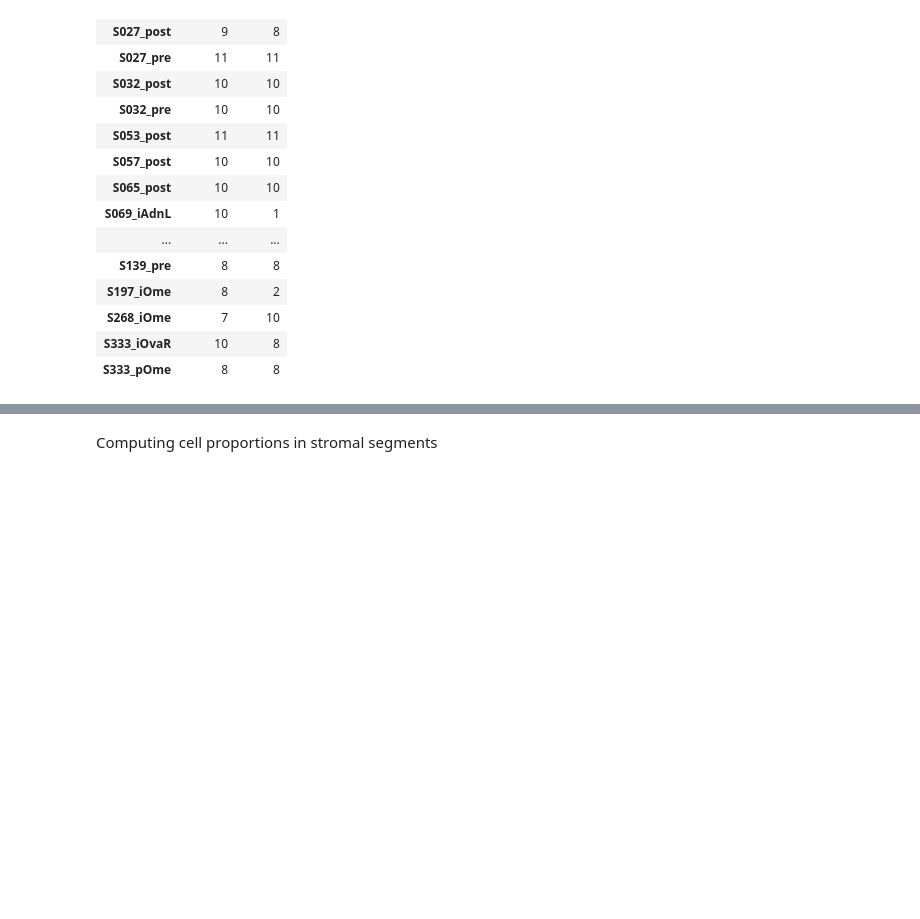
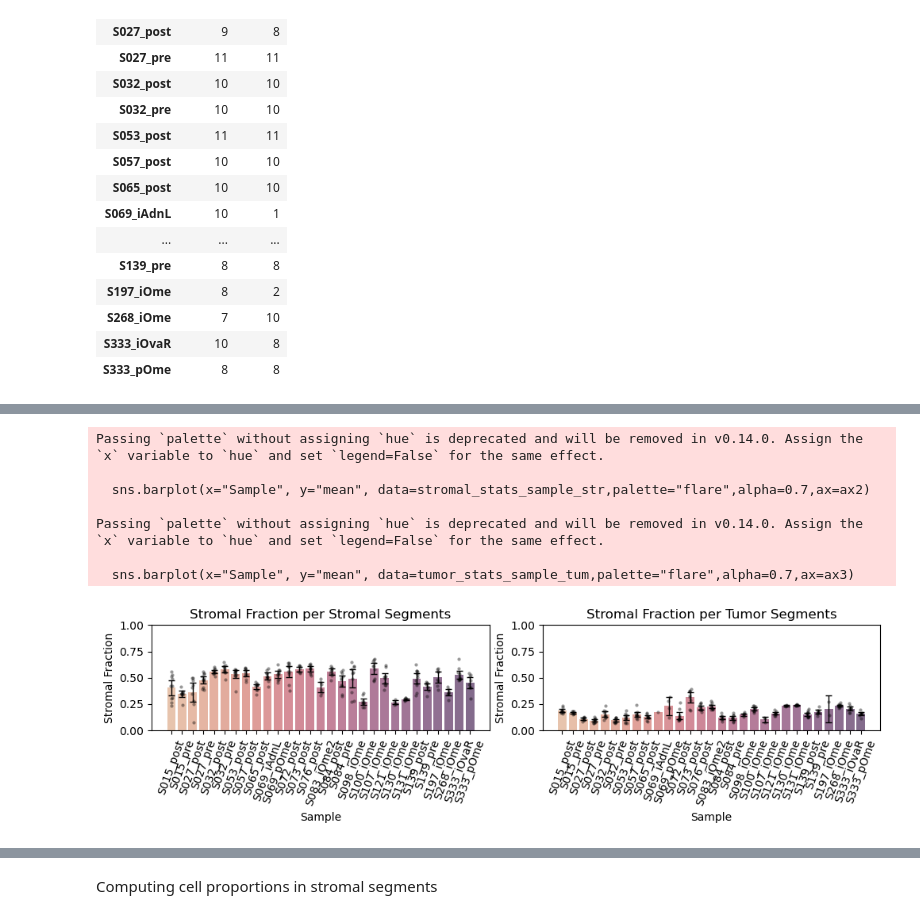
Before and after one commit to farkkilab/GeoFibroMax, a Jupyter notebook: batch_merged/merged_analysis.ipynb, the cells around one changed output, grey strips where cells are left out. Cells and saved outputs as stored; diff of their text form; code cells hidden in the pictures; blank space fills up the shorter version.

```diff
--- a/batch_merged/merged_analysis.ipynb
+++ b/batch_merged/merged_analysis.ipynb
@@ -108,3 +116,62 @@ tumor_stats_sample_tum = grouped_tumor.agg(["mean", "var", "count"]).reset_index
 tumor_stats_sample_tum["std"] = np.sqrt(tumor_stats_sample_tum["var"])
 tumor_stats_sample_tum["sem"] = tumor_stats_sample_tum["std"] / np.sqrt(tumor_stats_sample_tum["count"])
 tumor_stats_sample_tum["ci95"] = 1.96 * tumor_stats_sample_tum["sem"]
+# %%
+"""
+
+grouped=fibroblasts_proportion.groupby("Sample")["tumor"]
+tumor_stats_sample = grouped.agg(["mean", "var", "count"]).reset_index()
+tumor_stats_sample["std"] = np.sqrt(tumor_stats_sample["var"])
+tumor_stats_sample["sem"]=tumor_stats_sample["std"] / np.sqrt(tumor_stats_sample["count"])
+tumor_stats_sample["ci95"]=1.96*tumor_stats_sample["sem"]
+fig,(ax2,ax3)=plt.subplots(1,2,figsize=(10, 3))
+
+"""
+fig,(ax2,ax3)=plt.subplots(1,2,figsize=(10, 3))
+sns.barplot(x="Sample", y="mean", data=stromal_stats_sample_str,palette="flare",alpha=0.7,ax=ax2)
+sns.stripplot(x="Sample", y="All Stromal", data=stromal_data, color='black', size=3,alpha=0.4, jitter=True, ax=ax2)
+ax2.errorbar(
+    x=np.arange(len(stromal_stats_sample_str)),
+    y=stromal_stats_sample_str["mean"],
+    yerr=stromal_stats_sample_str["ci95"],
+    fmt='none',
+    ecolor='black',
+    capsize=3,
+    linewidth=1.0
+)
+ax2.set_ylim(0, 1)
+#ax2.set_xlabel("Sample")
+ax2.set_ylabel("Stromal Fraction")
+ax2.set_title("Stromal Fraction per Stromal Segments")
+
+ax2.set_xticks(np.arange(len(stromal_stats_sample_str)))
+ax2.set_xticklabels(stromal_stats_sample_str["Sample"], rotation=70)
+
+sns.barplot(x="Sample", y="mean", data=tumor_stats_sample_tum,palette="flare",alpha=0.7,ax=ax3)
+sns.stripplot(x="Sample", y="All Stromal", data=tumor_data, color='black', size=3,alpha=0.4, jitter=True, ax=ax3)
+ax3.errorbar(
+    x=np.arange(len(tumor_stats_sample_tum)),
+    y=tumor_stats_sample_tum["mean"],
+    yerr=tumor_stats_sample_tum["ci95"],
+    fmt='none',
+    ecolor='black',
+    capsize=3,
+    linewidth=1.0
+)
+ax3.set_ylim(0, 1)
+ax3.set_xlabel("Sample")
+ax3.set_ylabel("Stromal Fraction")
+ax3.set_title("Stromal Fraction per Tumor Segments")
+
+ax3.set_xticks(np.arange(len(tumor_stats_sample_tum)))
+ax3.set_xticklabels(tumor_stats_sample_tum["Sample"], rotation=70)
+plt.tight_layout()
+# %% [output]
+Passing `palette` without assigning `hue` is deprecated and will be removed in v0.14.0. Assign the `x` variable to `hue` and set `legend=False` for the same effect.
+
+  sns.barplot(x="Sample", y="mean", data=stromal_stats_sample_str,palette="flare",alpha=0.7,ax=ax2)
+
+Passing `palette` without assigning `hue` is deprecated and will be removed in v0.14.0. Assign the `x` variable to `hue` and set `legend=False` for the same effect.
+
+  sns.barplot(x="Sample", y="mean", data=tumor_stats_sample_tum,palette="flare",alpha=0.7,ax=ax3)
+[figure, added]
```
Also changed, not shown: parts of 6 cells of this notebook, 1 other file.
